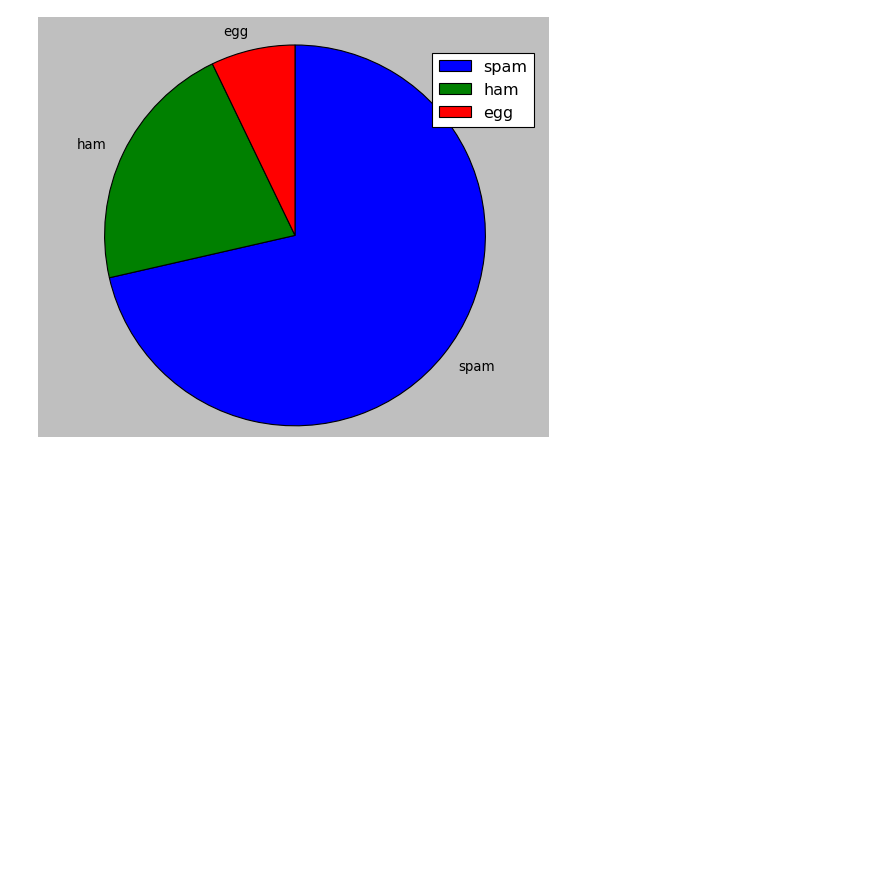
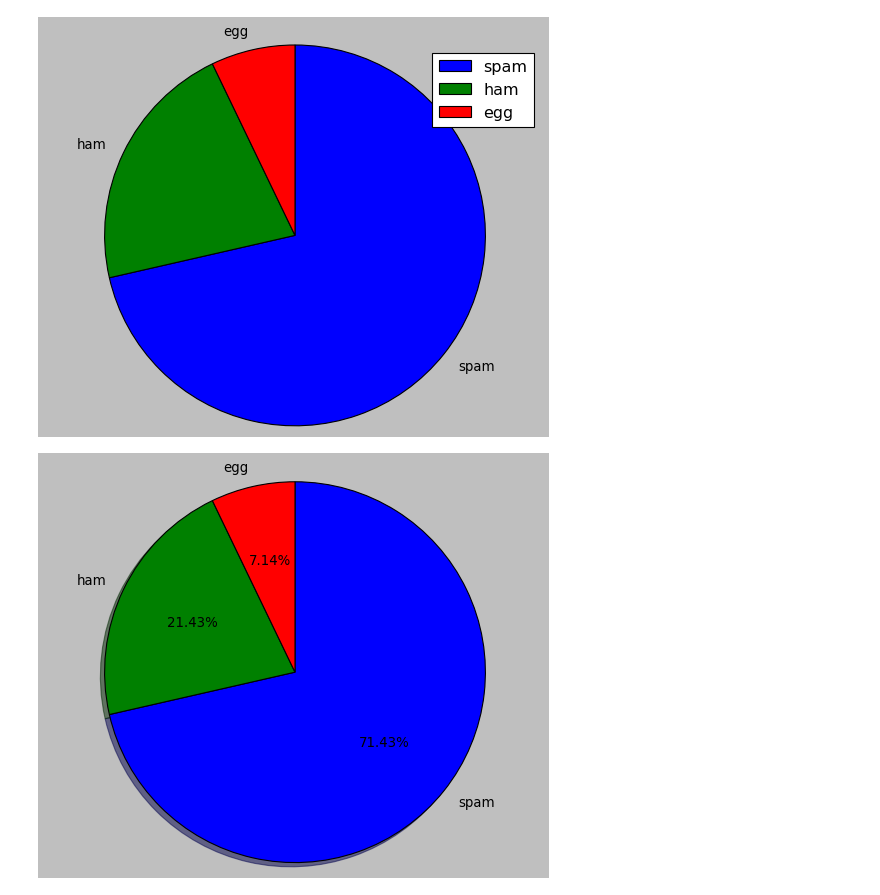
Before and after one commit to its1b3g-kteam/tsubaki_work, a Jupyter notebook: インプット/教科書/Chap4_matplotlib.ipynb, the cells around one changed output. Cells and saved outputs as stored; diff of their text form; code cells hidden in the pictures; blank space fills up the shorter version.

```diff
--- a/インプット/教科書/Chap4_matplotlib.ipynb
+++ b/インプット/教科書/Chap4_matplotlib.ipynb
@@ -381,3 +381,13 @@ ax.legend()
 plt.show()
 # %% [output]
 [figure]
+# %%
+fig,ax = plt.subplots()
+
+#autopct は桁数
+ax.pie(x,labels = labels,startangle=90,counterclock=False,shadow=True,autopct="%1.2f%%")
+ax.axis("equal")
+
+plt.show()
+# %% [output]
+[figure, added]
```
Also changed, not shown: parts of 13 cells of this notebook.
